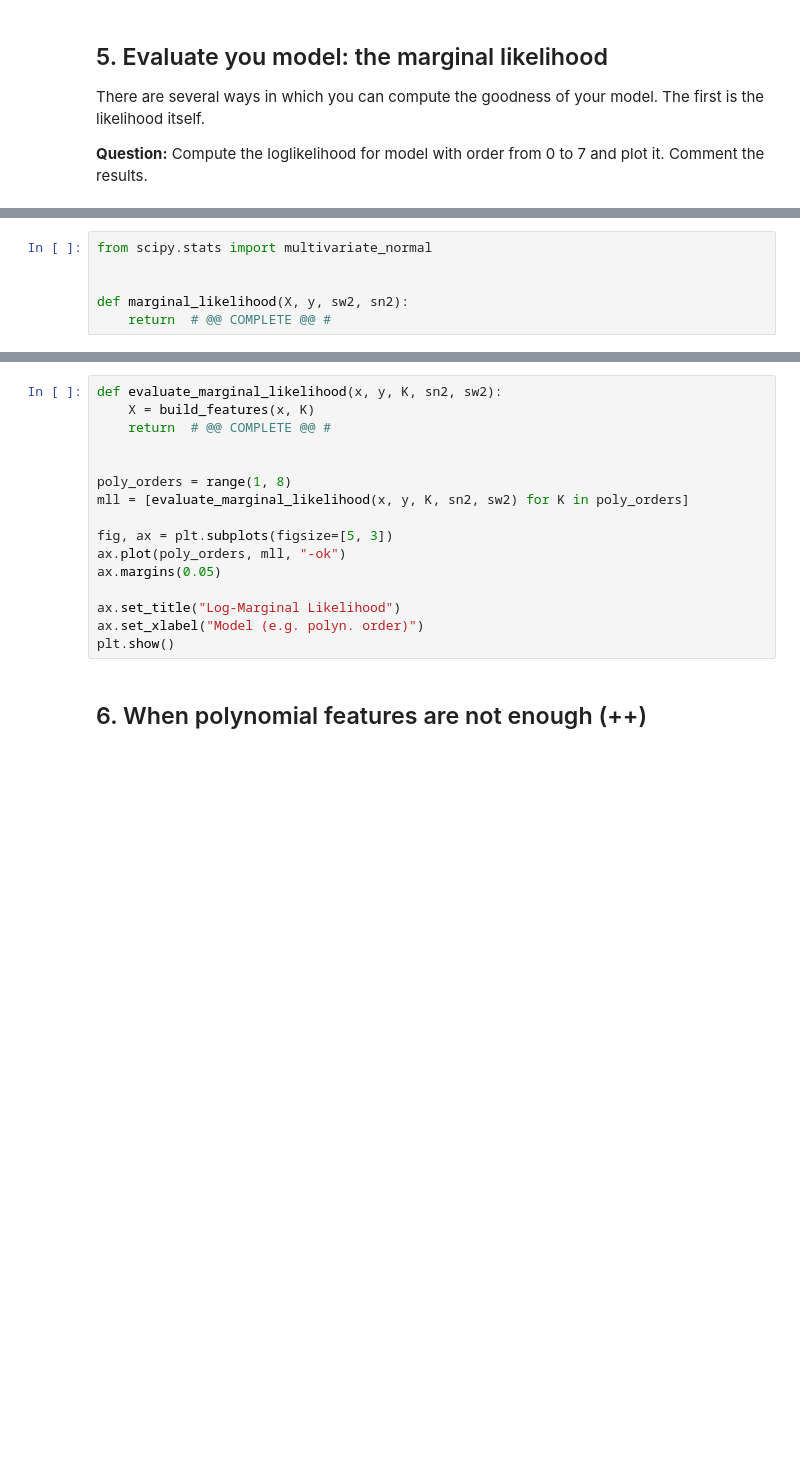
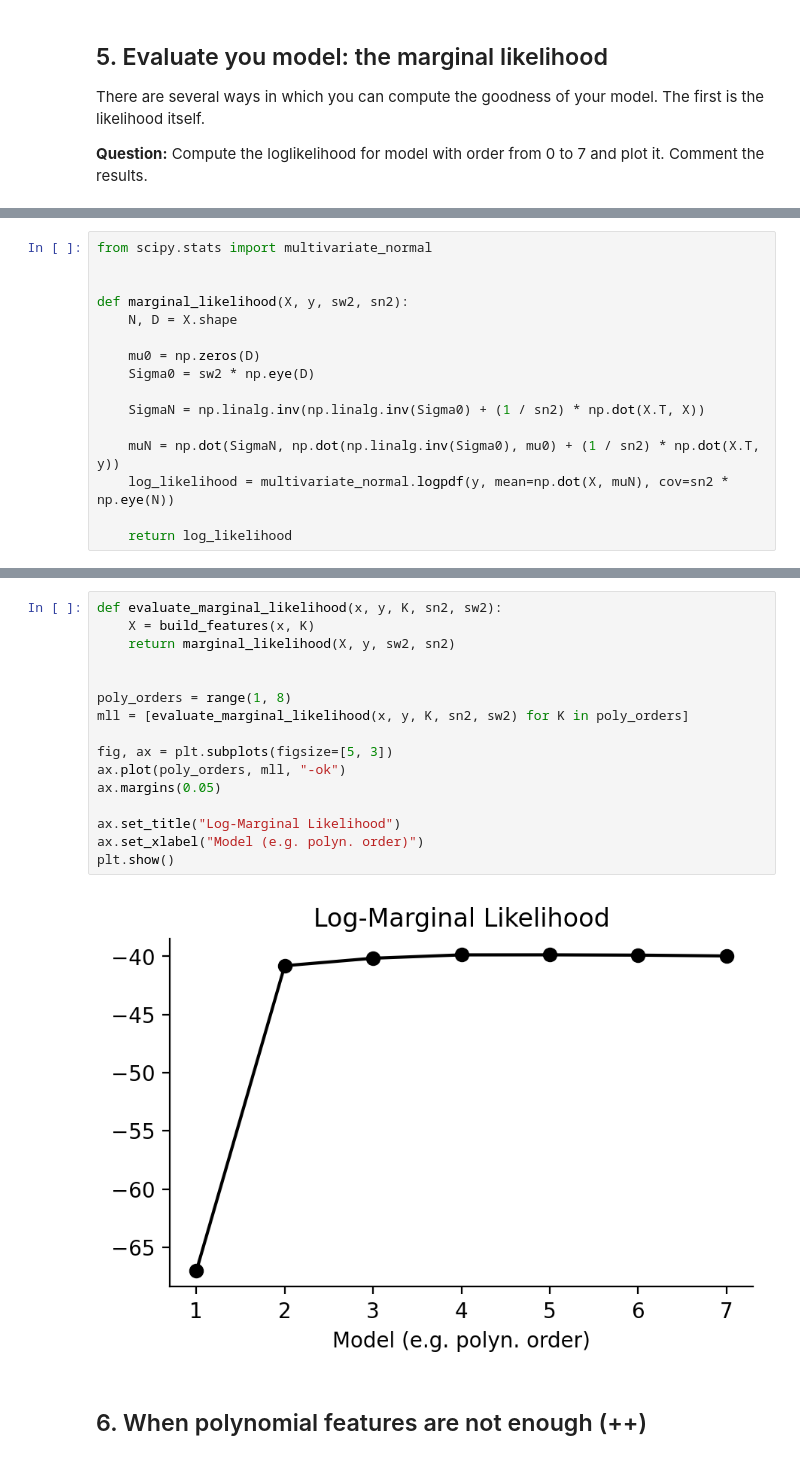
Before and after one commit to Codex1er/asi-labs, a Jupyter notebook: lab_week1-public/Bayesian_Linear_Regression.ipynb, the cells around one changed output, grey strips where cells are left out. Drawn from its saved outputs; the diff is of its cells as text; blank space fills up the shorter version.

```diff
--- a/lab_week1-public/Bayesian_Linear_Regression.ipynb
+++ b/lab_week1-public/Bayesian_Linear_Regression.ipynb
@@ -463,11 +476,21 @@ We’re averaging over all values of $\mathbf{w}$ to get a value for how good th
 **Question:** Suppose the prior being $\mathcal{N}(\mu_0, \mathbf{\Sigma}_0)$ and the likelihood $\mathcal{N}(\mathbf{X}\mathbf{w}, \sigma^2_\mathrm{n} \mathbf{I})$. Derive the marginal likelihood (hint: don't solve the integral -- check the rules for Gaussian conditioning and marginalization) (big hint: check the lecture notes).
 
 **Exercise:** Write a function to compute the marginal likelihood. Remember: this is a *likelihood* not a density. You should return a number not a density. For simplicity, assume $\mu_0 = 0$ and $\Sigma_0 = \sigma^2_\mathrm{w}\mathbf{I}$. Use `scipy.stats.multivariate_normal` for computing the logpdf.
-# %%
-from scipy.stats import multivariate_normal
-
-
-def marginal_likelihood(X, y, sw2, sn2):
-    return  # @@ COMPLETE @@ #
+# %%
+from scipy.stats import multivariate_normal
+
+
+def marginal_likelihood(X, y, sw2, sn2):
+    N, D = X.shape
+
+    mu0 = np.zeros(D)
+    Sigma0 = sw2 * np.eye(D)
+
+    SigmaN = np.linalg.inv(np.linalg.inv(Sigma0) + (1 / sn2) * np.dot(X.T, X))
+
+    muN = np.dot(SigmaN, np.dot(np.linalg.inv(Sigma0), mu0) + (1 / sn2) * np.dot(X.T, y))
+    log_likelihood = multivariate_normal.logpdf(y, mean=np.dot(X, muN), cov=sn2 * np.eye(N))
+
+    return log_likelihood
 # %% [markdown]
 **Exercise:** Do the sample plot as before, but now plot the marginal likelihood. You should see a clear pattern here; comment the result.
@@ -474,19 +499,21 @@ def marginal_likelihood(X, y, sw2, sn2):
 # %%
 def evaluate_marginal_likelihood(x, y, K, sn2, sw2):
     X = build_features(x, K)
-    return  # @@ COMPLETE @@ #
+    return marginal_likelihood(X, y, sw2, sn2)
 
 
 poly_orders = range(1, 8)
 mll = [evaluate_marginal_likelihood(x, y, K, sn2, sw2) for K in poly_orders]
 
 fig, ax = plt.subplots(figsize=[5, 3])
 ax.plot(poly_orders, mll, "-ok")
 ax.margins(0.05)
 
 ax.set_title("Log-Marginal Likelihood")
 ax.set_xlabel("Model (e.g. polyn. order)")
 plt.show()
+# %% [output]
+[figure, added]
 # %% [markdown]
 ## 6. When polynomial features are not enough (++)
 # %%
```
Also changed, not shown: parts of 17 cells of this notebook.
